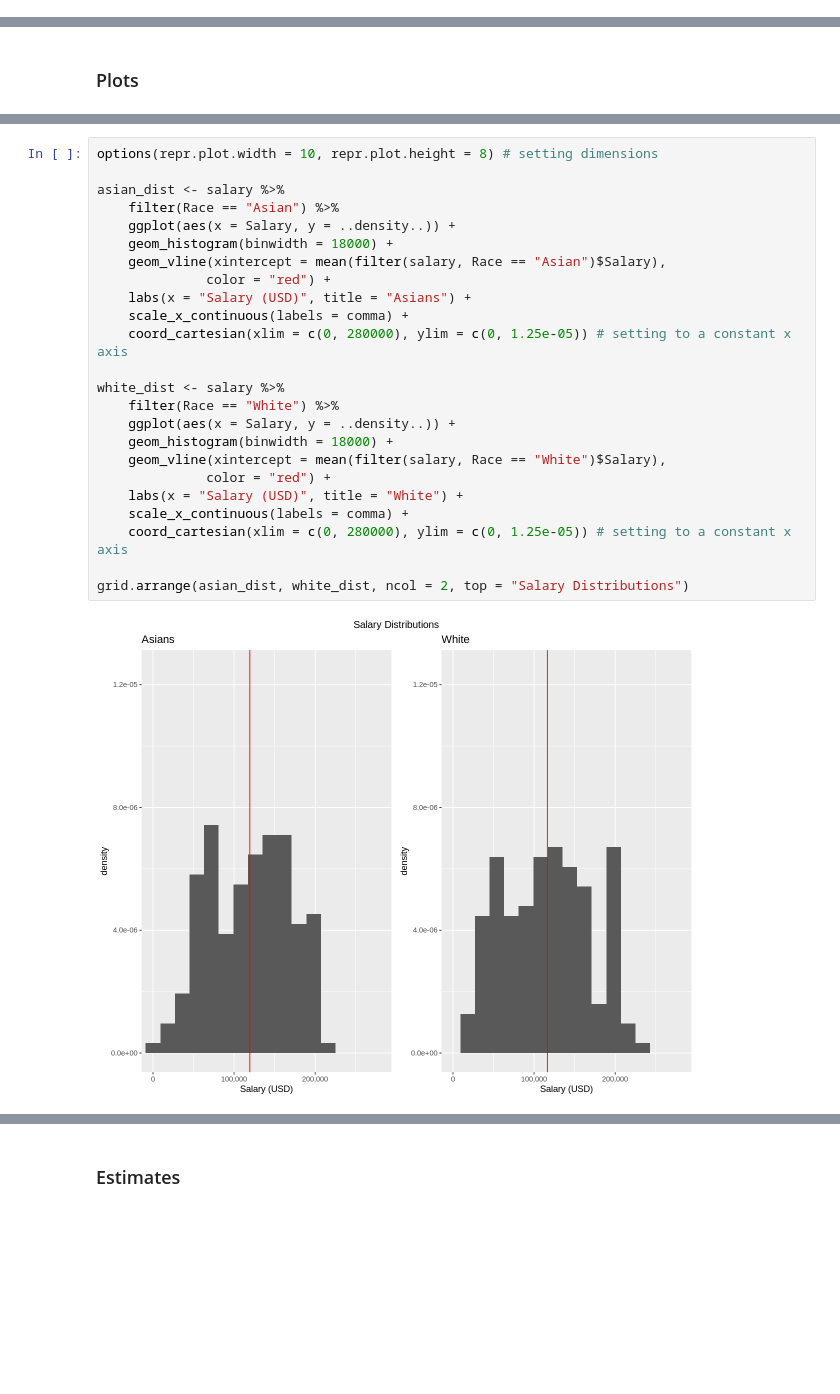
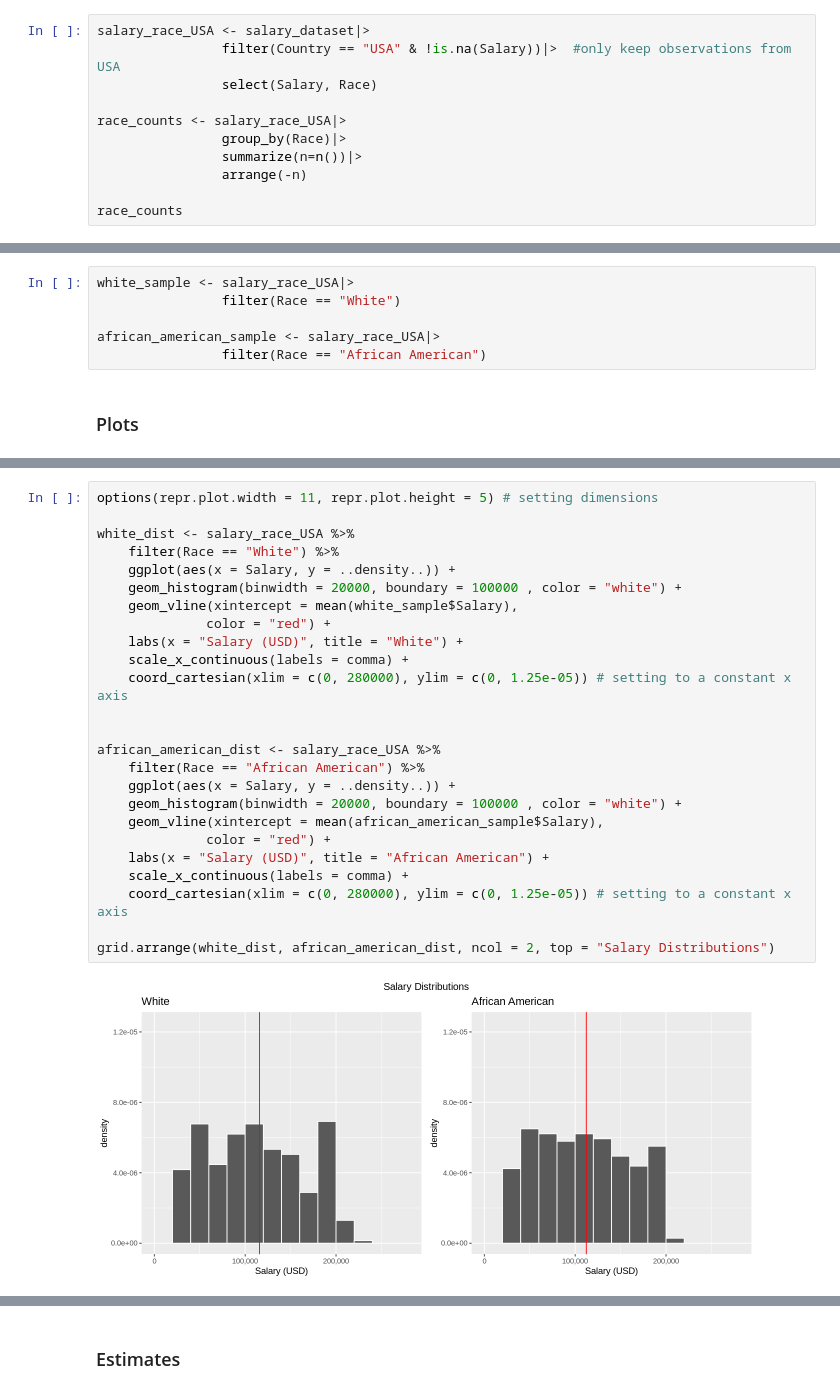
Before and after one commit to hongkailiu123/Race-VS.-Annual-Income-Statistical-Inference-Report, a Jupyter notebook: proposal_Group7.ipynb, the cells around one changed output, grey strips where cells are left out. Cells and saved outputs as stored; diff of their text form; blank space fills up the shorter version.

```diff
--- a/proposal_Group7.ipynb
+++ b/proposal_Group7.ipynb
@@ -80,0 +72,11 @@ A data.frame: 1 × 1
+# %%
+salary_race_USA <- salary_dataset|>
+                filter(Country == "USA" & !is.na(Salary))|>  #only keep observations from USA
+                select(Salary, Race)
+
+race_counts <- salary_race_USA|>
+                group_by(Race)|>
+                summarize(n=n())|>
+                arrange(-n)
+
+race_counts
@@ -81,3 +95,9 @@ A data.frame: 1 × 1
+# %%
+white_sample <- salary_race_USA|>
+                filter(Race == "White")
+
+african_american_sample <- salary_race_USA|>
+                filter(Race == "African American")
 # %% [markdown]
 ### Plots
 # %% [markdown]
@@ -87,27 +107,28 @@ We will begin by visualizing the salary distribution of Asian and White Races
 # %%
-options(repr.plot.width = 10, repr.plot.height = 8) # setting dimensions
+options(repr.plot.width = 11, repr.plot.height = 5) # setting dimensions
 
-asian_dist <- salary %>%
-    filter(Race == "Asian") %>%
-    ggplot(aes(x = Salary, y = ..density..)) +
-    geom_histogram(binwidth = 18000) +
-    geom_vline(xintercept = mean(filter(salary, Race == "Asian")$Salary),
-              color = "red") +
-    labs(x = "Salary (USD)", title = "Asians") +
-    scale_x_continuous(labels = comma) +
-    coord_cartesian(xlim = c(0, 280000), ylim = c(0, 1.25e-05)) # setting to a constant x axis
-
-white_dist <- salary %>%
+white_dist <- salary_race_USA %>%
     filter(Race == "White") %>%
     ggplot(aes(x = Salary, y = ..density..)) +
-    geom_histogram(binwidth = 18000) +
-    geom_vline(xintercept = mean(filter(salary, Race == "White")$Salary),
+    geom_histogram(binwidth = 20000, boundary = 100000 , color = "white") +
+    geom_vline(xintercept = mean(white_sample$Salary),
               color = "red") +
     labs(x = "Salary (USD)", title = "White") +
     scale_x_continuous(labels = comma) +
     coord_cartesian(xlim = c(0, 280000), ylim = c(0, 1.25e-05)) # setting to a constant x axis
 
-grid.arrange(asian_dist, white_dist, ncol = 2, top = "Salary Distributions")
+
+african_american_dist <- salary_race_USA %>%
+    filter(Race == "African American") %>%
+    ggplot(aes(x = Salary, y = ..density..)) +
+    geom_histogram(binwidth = 20000, boundary = 100000 , color = "white") +
+    geom_vline(xintercept = mean(african_american_sample$Salary),
+              color = "red") +
+    labs(x = "Salary (USD)", title = "African American") +
+    scale_x_continuous(labels = comma) +
+    coord_cartesian(xlim = c(0, 280000), ylim = c(0, 1.25e-05)) # setting to a constant x axis
+
+grid.arrange(white_dist, african_american_dist, ncol = 2, top = "Salary Distributions")
 # %% [output]
-[figure, old version]
+[figure, new version]
 # %% [markdown]
```
Also changed, not shown: parts of 21 cells of this notebook.
